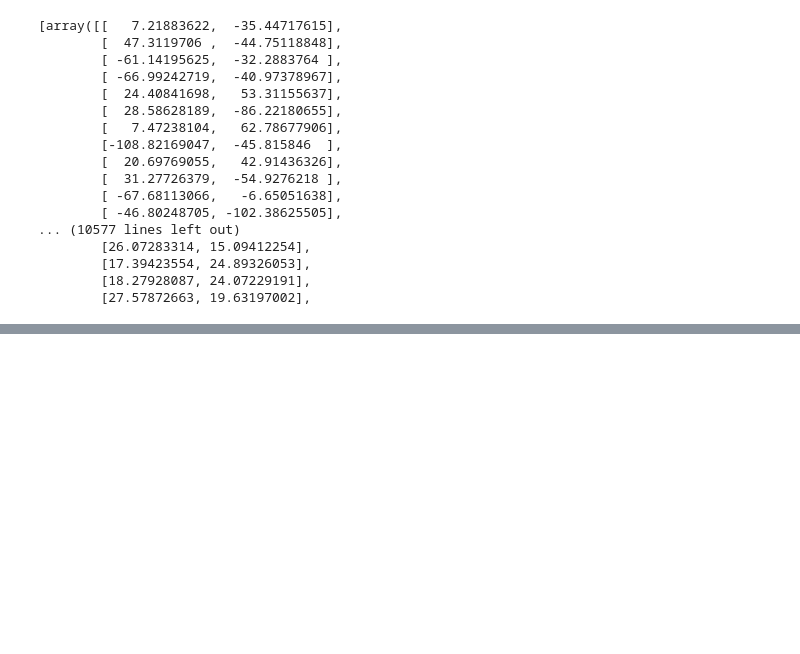
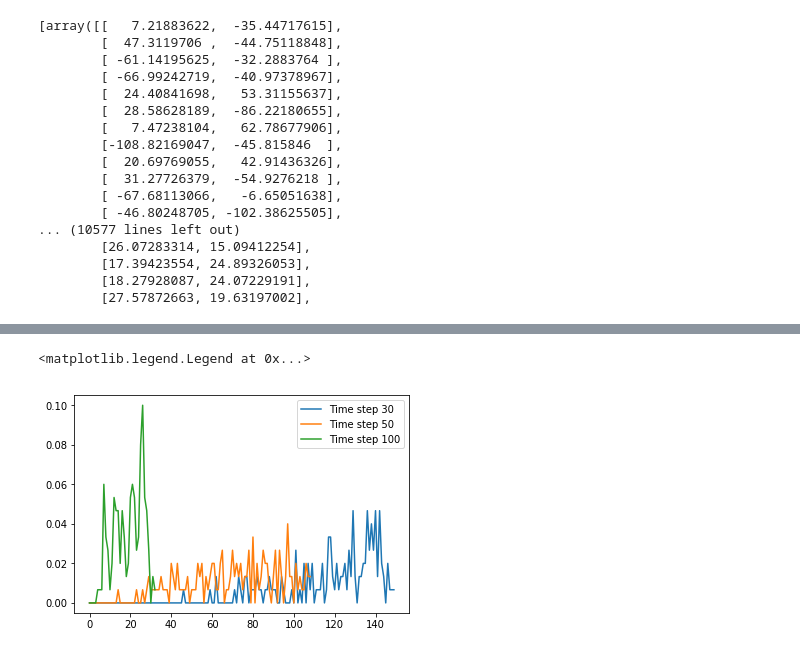
Before and after one commit to harveydevereux/Consensus, a Jupyter notebook: Notes/Flocking2.ipynb, the cells around one changed output, grey strips where cells are left out. Saved outputs shown, nothing was run; the diff lists cells and outputs as text; code cells hidden in the pictures; blank space fills up the shorter version.

```diff
--- a/Notes/Flocking2.ipynb
+++ b/Notes/Flocking2.ipynb
@@ -295,0 +290,16 @@ array([1.51      , 1.51      , 1.51333333, 1.51666667, 1.52      ,
+# %%
+def degree_distribution(G):
+    vk = dict(G.degree())
+    vk = list(vk.values()) # we get only the degree values
+    maxk = np.max(vk)
+    mink = np.min(min)
+    kvalues= np.arange(0,maxk+1) # possible values of k
+    Pk = np.zeros(maxk+1) # P(k)
+    for k in vk:
+        Pk[k] = Pk[k] + 1
+    Pk = Pk/sum(Pk) # the sum of the elements of P(k) must to be equal to one
+    return kvalues,Pk
+# %%
+dist = []
+for i in range(0,len(G)):
+    dist.append(degree_distribution(G[i]))
@@ -295,0 +326,7 @@ array([1.51      , 1.51      , 1.51333333, 1.51666667, 1.52      ,
+# %%
+for i in [30,50,100]:
+    plt.plot(dist[i][0],dist[i][1], label="Time step {}".format(i))
+plt.legend()
+# %% [output]
+<matplotlib.legend.Legend at 0x...>
+[figure, added]
```
Also changed, not shown: parts of 20 cells of this notebook, 20 other files.
